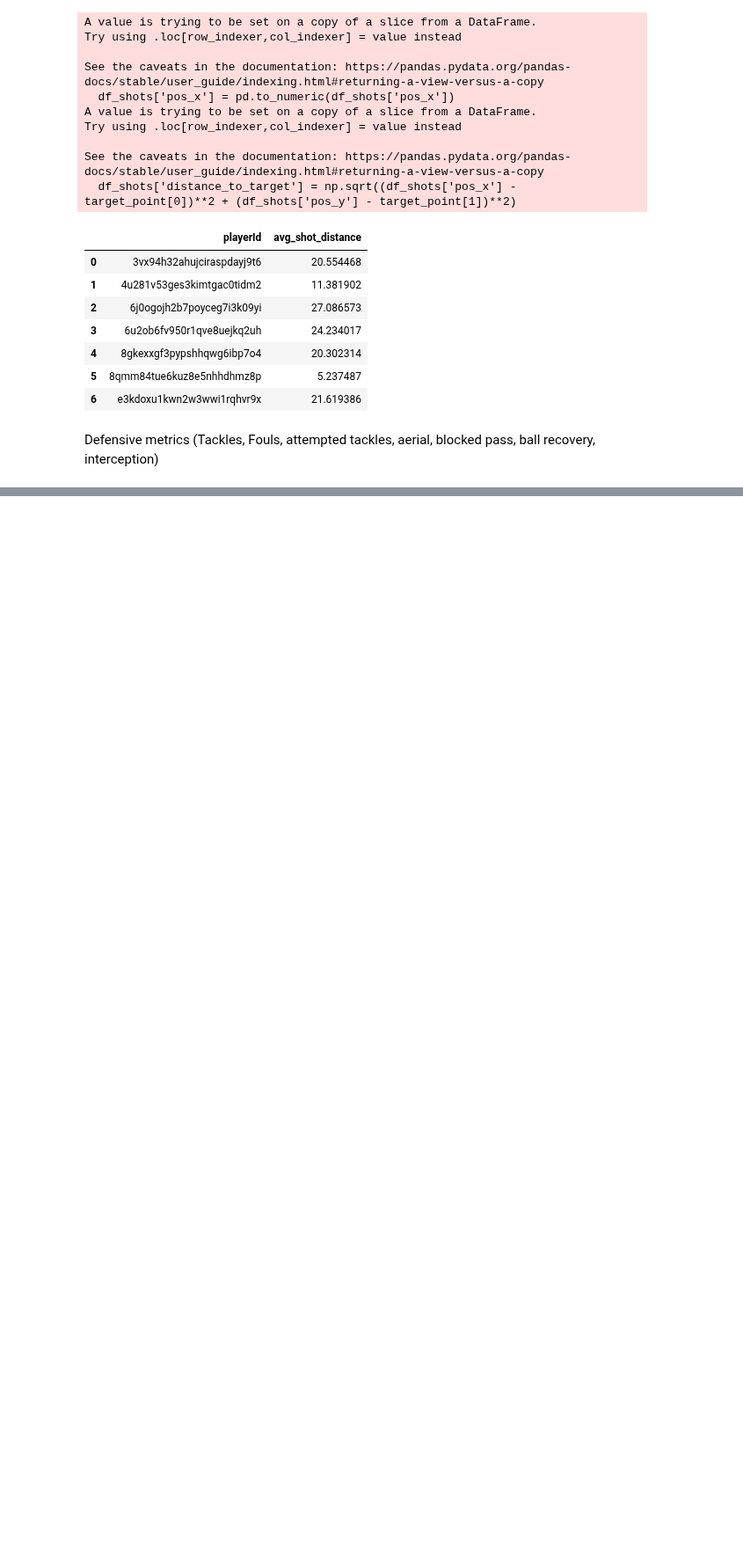
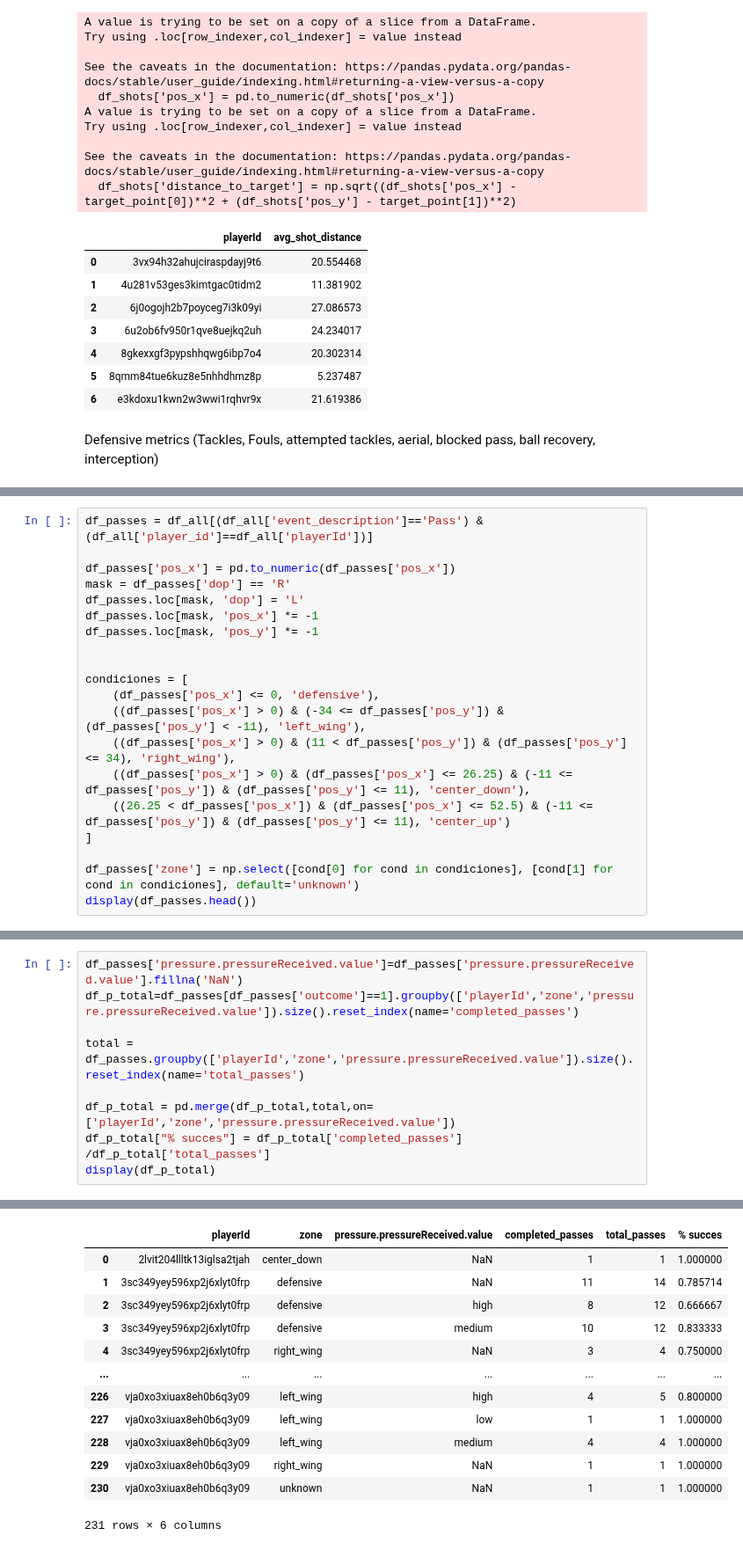
Before and after one commit to GabrielGausachs/OptaChallenge_Clustering_Player_Styles, a Jupyter notebook: utils/metrics.ipynb, the cells around one changed output, grey strips where cells are left out. Shown at 88% size. Saved outputs shown, nothing was run; the diff lists cells and outputs as text; blank space fills up the shorter version.

Commit message:
pressure per player per zone

```diff
--- a/utils/metrics.ipynb
+++ b/utils/metrics.ipynb
@@ -531,0 +532,20 @@ Extreure pases sota presió per zona
+# %%
+df_passes = df_all[(df_all['event_description']=='Pass') & (df_all['player_id']==df_all['playerId'])]
+
+df_passes['pos_x'] = pd.to_numeric(df_passes['pos_x'])
+mask = df_passes['dop'] == 'R'
+df_passes.loc[mask, 'dop'] = 'L'
+df_passes.loc[mask, 'pos_x'] *= -1
+df_passes.loc[mask, 'pos_y'] *= -1
+
+
+condiciones = [
+    (df_passes['pos_x'] <= 0, 'defensive'),
+    ((df_passes['pos_x'] > 0) & (-34 <= df_passes['pos_y']) & (df_passes['pos_y'] < -11), 'left_wing'),
+    ((df_passes['pos_x'] > 0) & (11 < df_passes['pos_y']) & (df_passes['pos_y'] <= 34), 'right_wing'),
+    ((df_passes['pos_x'] > 0) & (df_passes['pos_x'] <= 26.25) & (-11 <= df_passes['pos_y']) & (df_passes['pos_y'] <= 11), 'center_down'),
+    ((26.25 < df_passes['pos_x']) & (df_passes['pos_x'] <= 52.5) & (-11 <= df_passes['pos_y']) & (df_passes['pos_y'] <= 11), 'center_up')
+]
+
+df_passes['zone'] = np.select([cond[0] for cond in condiciones], [cond[1] for cond in condiciones], default='unknown')
+display(df_passes.head())
@@ -531,0 +569,10 @@ Extreure pases sota presió per zona
+# %%
+df_passes['pressure.pressureReceived.value']=df_passes['pressure.pressureReceived.value'].fillna('NaN')
+df_p_total=df_passes[df_passes['outcome']==1].groupby(['playerId','zone','pressure.pressureReceived.value']).size().reset_index(name='completed_passes')
+
+total = df_passes.groupby(['playerId','zone','pressure.pressureReceived.value']).size().reset_index(name='total_passes')
+
+df_p_total = pd.merge(df_p_total,total,on=['playerId','zone','pressure.pressureReceived.value'])
+df_p_total["% succes"] = df_p_total['completed_passes'] /df_p_total['total_passes']
+display(df_p_total)
+# %% [output]
@@ -531,0 +584,13 @@ Extreure pases sota presió per zona
+|  | playerId | zone | pressure.pressureReceived.value | completed_passes | total_passes | % succes |
+| 0 | 2lvit204llltk13iglsa2tjah | center_down | NaN | 1 | 1 | 1.000000 |
+| 1 | 3sc349yey596xp2j6xlyt0frp | defensive | NaN | 11 | 14 | 0.785714 |
+| 2 | 3sc349yey596xp2j6xlyt0frp | defensive | high | 8 | 12 | 0.666667 |
+| 3 | 3sc349yey596xp2j6xlyt0frp | defensive | medium | 10 | 12 | 0.833333 |
+| 4 | 3sc349yey596xp2j6xlyt0frp | right_wing | NaN | 3 | 4 | 0.750000 |
+| ... | ... | ... | ... | ... | ... | ... |
+| 226 | vja0xo3xiuax8eh0b6q3y09 | left_wing | high | 4 | 5 | 0.800000 |
+| 227 | vja0xo3xiuax8eh0b6q3y09 | left_wing | low | 1 | 1 | 1.000000 |
+| 228 | vja0xo3xiuax8eh0b6q3y09 | left_wing | medium | 4 | 4 | 1.000000 |
+| 229 | vja0xo3xiuax8eh0b6q3y09 | right_wing | NaN | 1 | 1 | 1.000000 |
+| 230 | vja0xo3xiuax8eh0b6q3y09 | unknown | NaN | 1 | 1 | 1.000000 |
+231 rows × 6 columns
```
Also changed, not shown: parts of 5 cells of this notebook, 3 other files.
